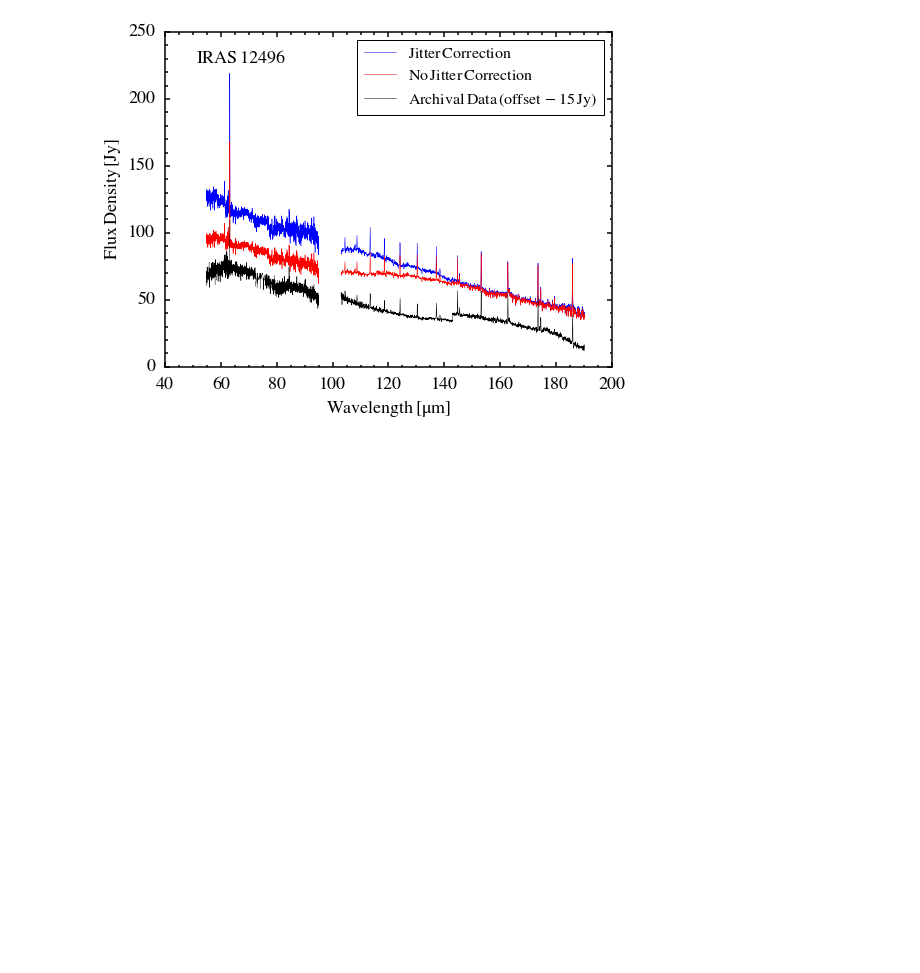
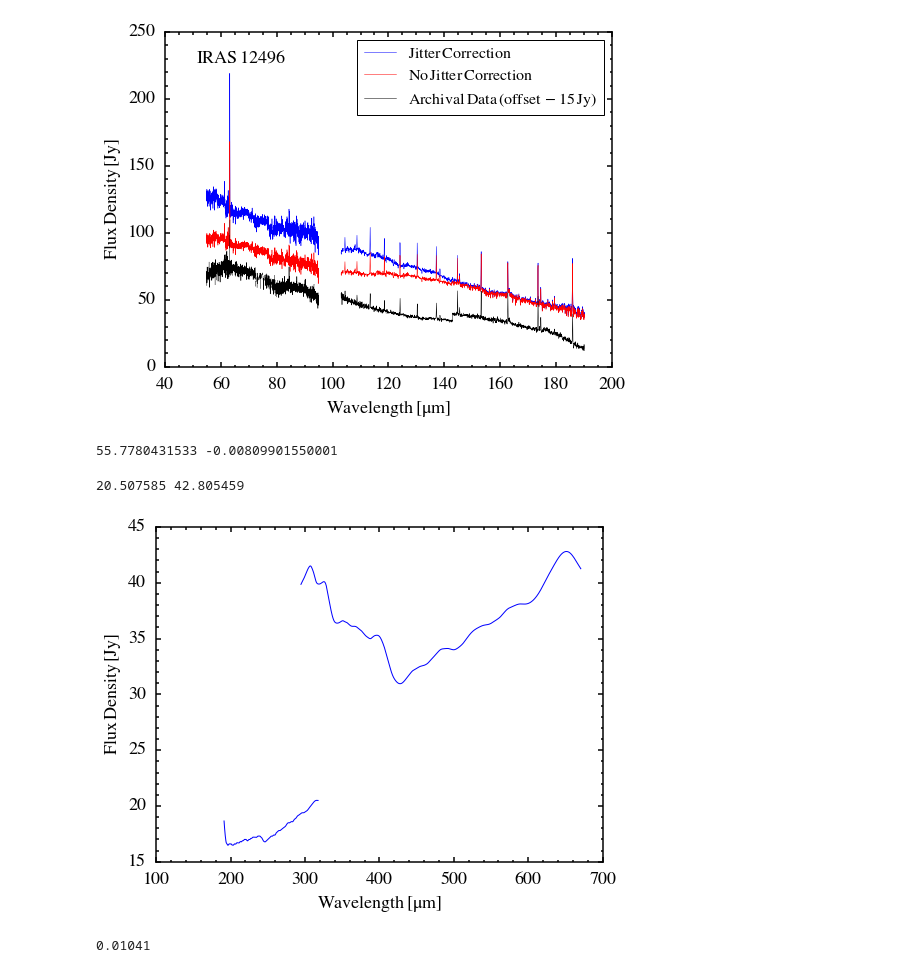
Before and after one commit to yaolun/sa, a Jupyter notebook: Untitled.ipynb, the cells around one changed output. Saved outputs shown, nothing was run; the diff lists cells and outputs as text; code cells hidden in the pictures; blank space fills up the shorter version.

```diff
--- a/Untitled.ipynb
+++ b/Untitled.ipynb
@@ -126,0 +190,34 @@ fig.savefig('/Users/yaolun/test/IRAS12496/IRAS12496_jitter_com.pdf', format='pdf
+# %%
+%timeit
+Gaussian_anywhere(ra_offset, dec_offset, 19.0)
+print ra_offset, dec_offset
+# %% [output]
+55.7780431533 -0.00809901550001
+# %%
+# read in the SSW beam profile
+wl_ssw_beam, diam_ssw_beam = np.genfromtxt('/Users/yaolun/test/SSW_beam_profile.txt').T
+
+# read in the SLW beam profile
+wl_slw_beam, diam_slw_beam = np.genfromtxt('/Users/yaolun/test/SLW_beam_profile.txt').T
+
+ref_ssw = max(diam_ssw_beam)
+ref_slw = max(diam_slw_beam)
+print ref_ssw, ref_slw
+
+# plot beam profiles
+fig = plt.figure(figsize=(8,6))
+ax = fig.add_subplot(111)
+
+ax.plot(wl_ssw_beam, diam_ssw_beam, 'b-')
+ax.plot(wl_slw_beam, diam_slw_beam, 'b-')
+
+ax.set_xlim([100, 700])
+ax.set_xlabel(r'$\rm{Wavelength\,[\mu m]}$', fontsize=18)
+ax.set_ylabel(r'$\rm{Flux\,Density\,[Jy]}$', fontsize=18)
+[ax.spines[axis].set_linewidth(1.5) for axis in ['top','bottom','left','right']]
+ax.minorticks_on()
+ax.tick_params('both',labelsize=18,width=1.5,which='major',pad=10,length=5)
+ax.tick_params('both',labelsize=18,width=1.5,which='minor',pad=10,length=2.5)
+# %% [output]
+20.507585 42.805459
+[figure, added]
@@ -126,0 +246,4 @@ fig.savefig('/Users/yaolun/test/IRAS12496/IRAS12496_jitter_com.pdf', format='pdf
+# %%
+print len(wave)*5e-6
+# %% [output]
+0.01041
```
Also changed, not shown: parts of 9 cells of this notebook, 2 other files.
